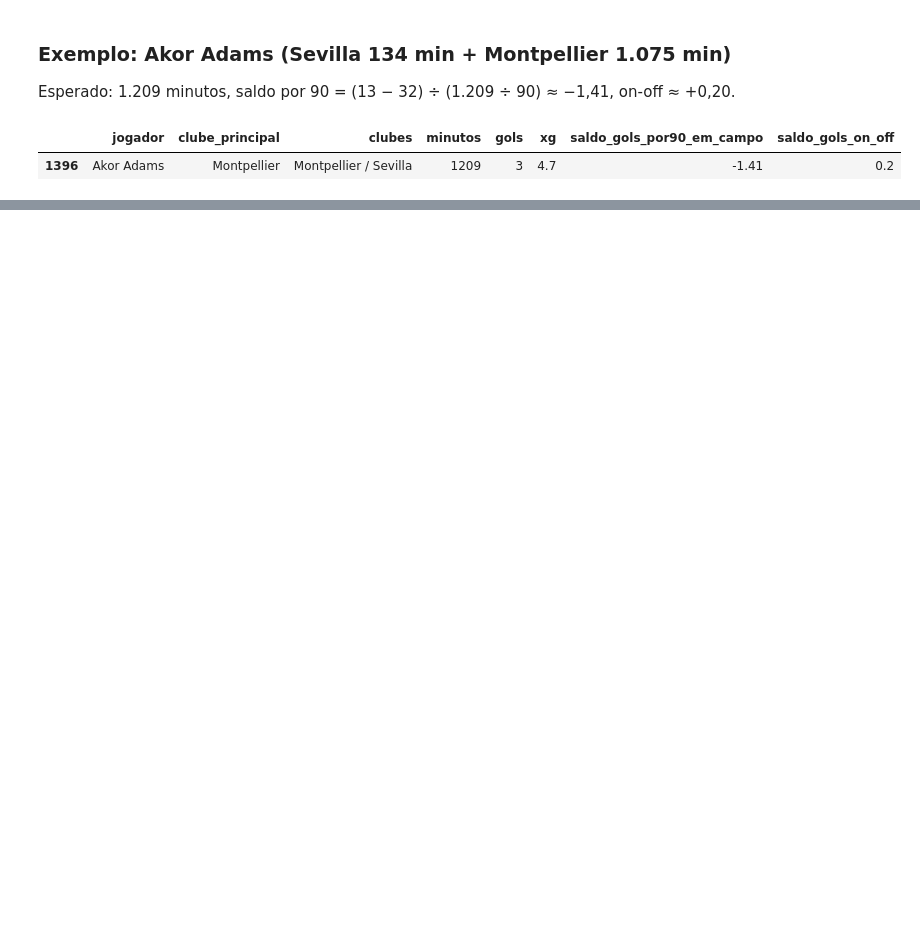
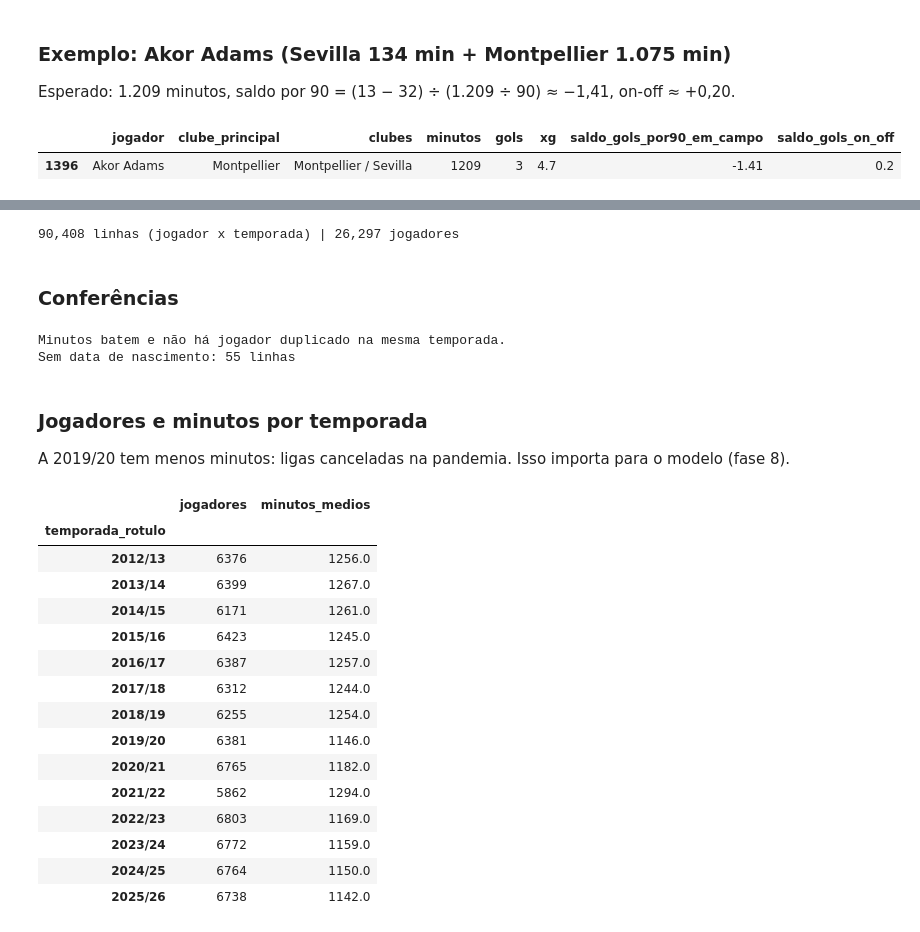
Before and after one commit to kayque-ctrl/scouting, a Jupyter notebook: notebooks/01_preparacao_dados.ipynb, the cells around one changed output, grey strips where cells are left out. Cells and saved outputs as stored; diff of their text form; code cells hidden in the pictures; blank space fills up the shorter version.

```diff
--- a/notebooks/01_preparacao_dados.ipynb
+++ b/notebooks/01_preparacao_dados.ipynb
@@ -86,0 +94,49 @@ jogadores.loc[jogadores["jogador"] == "Akor Adams", colunas].round(2)
+# %%
+from scouting.carregar import carregar_aparicoes_tm, carregar_jogadores_tm, carregar_jogos_tm
+from scouting.historico import montar_historico
+
+aparicoes = carregar_aparicoes_tm()
+jogos_tm = carregar_jogos_tm()
+jogadores_tm = carregar_jogadores_tm()
+historico = montar_historico(aparicoes, jogos_tm, jogadores_tm)
+print(f"{len(historico):,} linhas (jogador x temporada) | {historico['id_jogador'].nunique():,} jogadores")
+# %% [output]
+90,408 linhas (jogador x temporada) | 26,297 jogadores
+# %% [markdown]
+### Conferências
+# %%
+from scouting.carregar import LIGAS_NACIONAIS
+
+jogos_liga = jogos_tm[jogos_tm["liga"].isin(LIGAS_NACIONAIS)]
+minutos_liga = aparicoes.merge(jogos_liga, on="id_jogo")["minutos"].sum()
+assert historico["minutos"].sum() == minutos_liga, "minutos se perderam na soma"
+assert not historico.duplicated(["id_jogador", "temporada"]).any()
+print("Minutos batem e não há jogador duplicado na mesma temporada.")
+print(f"Sem data de nascimento: {historico['idade'].isna().sum()} linhas")
+# %% [output]
+Minutos batem e não há jogador duplicado na mesma temporada.
+Sem data de nascimento: 55 linhas
+# %% [markdown]
+### Jogadores e minutos por temporada
+
+A 2019/20 tem menos minutos: ligas canceladas na pandemia. Isso importa para o modelo (fase 8).
+# %%
+historico.groupby("temporada_rotulo").agg(jogadores=("id_jogador", "count"),
+                                       minutos_medios=("minutos", "mean")).round(0)
+# %% [output]
+|  | jogadores | minutos_medios |
+| temporada_rotulo |  |  |
+| 2012/13 | 6376 | 1256.0 |
+| 2013/14 | 6399 | 1267.0 |
+| 2014/15 | 6171 | 1261.0 |
+| 2015/16 | 6423 | 1245.0 |
+| 2016/17 | 6387 | 1257.0 |
+| 2017/18 | 6312 | 1244.0 |
+| 2018/19 | 6255 | 1254.0 |
+| 2019/20 | 6381 | 1146.0 |
+| 2020/21 | 6765 | 1182.0 |
+| 2021/22 | 5862 | 1294.0 |
+| 2022/23 | 6803 | 1169.0 |
+| 2023/24 | 6772 | 1159.0 |
+| 2024/25 | 6764 | 1150.0 |
+| 2025/26 | 6738 | 1142.0 |
```
Also changed, not shown: parts of 4 cells of this notebook, 3 other files.
